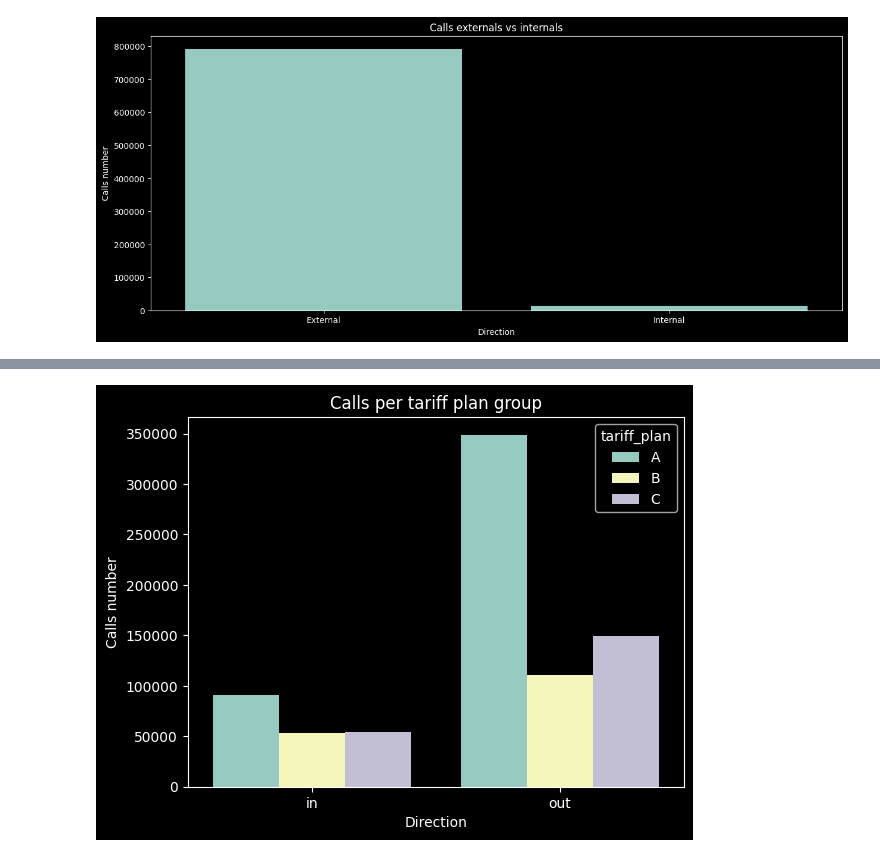
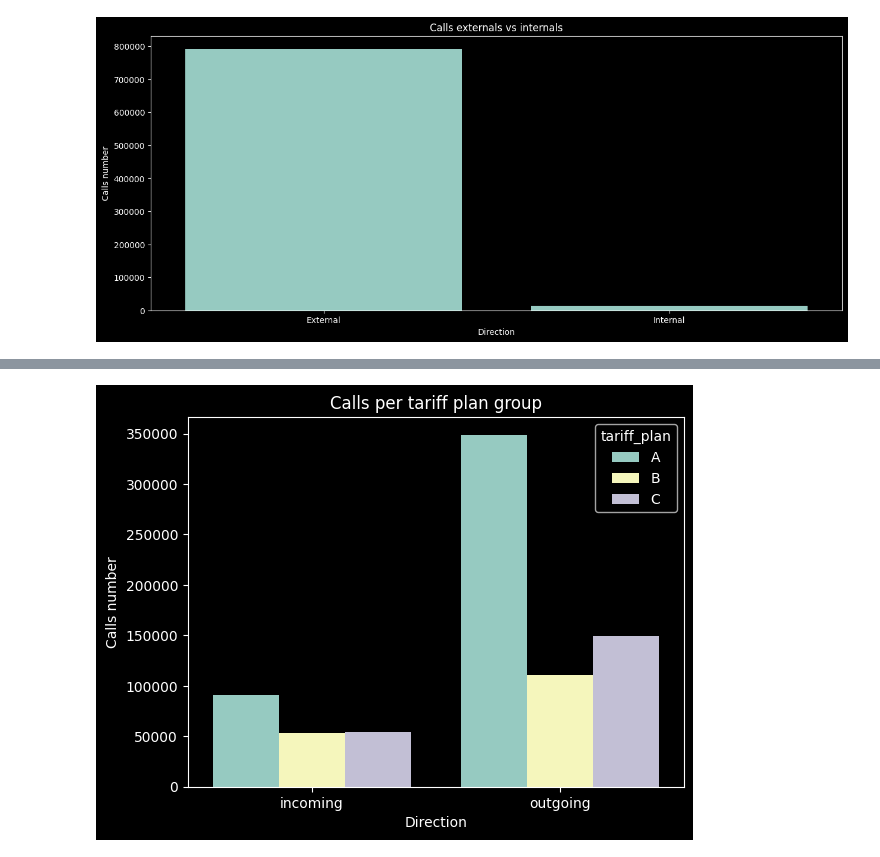
Before and after one commit to XivxnX/analisis_CallMeBaby, a Jupyter notebook: analisis_callmebaby.ipynb, the cells around one changed output, grey strips where cells are left out. Saved outputs shown, nothing was run; the diff lists cells and outputs as text; code cells hidden in the pictures.

```diff
--- a/analisis_callmebaby.ipynb
+++ b/analisis_callmebaby.ipynb
@@ -139,6 +141,8 @@ Los valores nulos en ``"operator_id"`` fueron reemplazados con la etiqueta "unkn
 # %%
 # agregar tiempo de espera de la llamada
 calls['waiting_time'] = calls['total_call_duration'] - calls['call_duration']
+# agregar día
+calls['dt'] = calls['date'].dt.date
 # agregar plan de tarifa a cada cliente
 calls = calls.merge(clients[['user_id', 'tariff_plan']], on='user_id', how='left')
 # %%
@@ -200,16 +212,17 @@ plt.show()
 # %%
 # número de llamadas por usuarios de cada plan
 # agrupar por tipo de llamada
 calls_per_tariffplan = calls.groupby(['tariff_plan', 'direction'], as_index=False)['calls_count'].sum()
+calls_per_tariffplan['direction'] = calls_per_tariffplan['direction'].replace({'in':'incoming', 'out':'outgoing'})
 
 # gráfico de barras: llamadas por usuarios de cada plan
 sns.barplot(calls_per_tariffplan,
             x='direction',
             y='calls_count',
             hue='tariff_plan')
 plt.title('Calls per tariff plan group')
 plt.ylabel('Calls number')
 plt.xlabel('Direction')
 plt.show()
 # %% [output]
-[figure, old version]
+[figure, new version]
```
Also changed, not shown: parts of 17 cells of this notebook.
